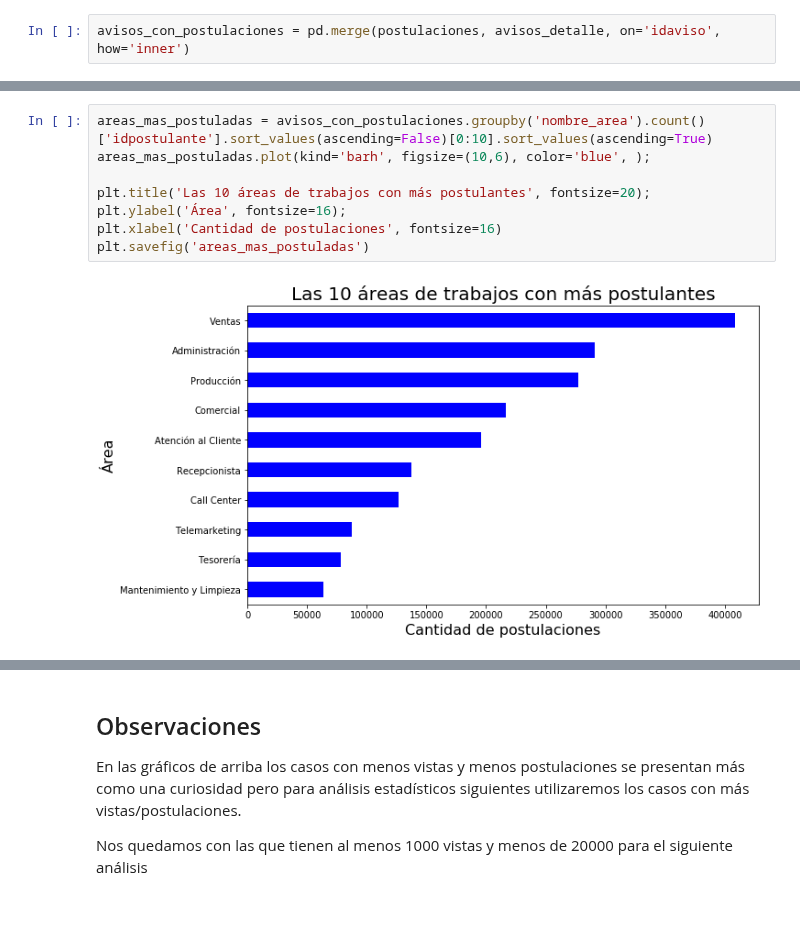
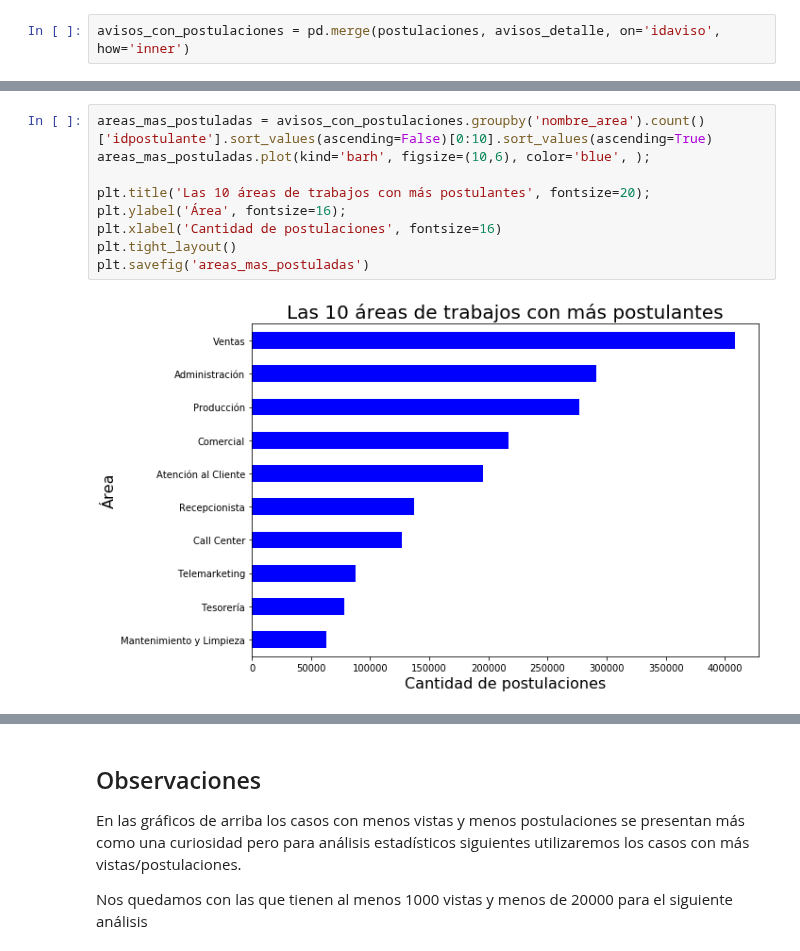
Before and after one commit to felipegonzalez2112/tp-organizacion-datos-2018, a Jupyter notebook: Exploracion 1.ipynb, the cells around one changed output, grey strips where cells are left out. Drawn from its saved outputs; the diff is of its cells as text; blank space fills up the shorter version.

```diff
--- a/Exploracion 1.ipynb
+++ b/Exploracion 1.ipynb
@@ -530,13 +532,14 @@ avisos_con_postulaciones.head(2)
 # %%
 areas_mas_postuladas = avisos_con_postulaciones.groupby('nombre_area').count()['idpostulante'].sort_values(ascending=False)[0:10].sort_values(ascending=True)
 areas_mas_postuladas.plot(kind='barh', figsize=(10,6), color='blue', );
 
 plt.title('Las 10 áreas de trabajos con más postulantes', fontsize=20);
 plt.ylabel('Área', fontsize=16);
 plt.xlabel('Cantidad de postulaciones', fontsize=16)
+plt.tight_layout()
 plt.savefig('areas_mas_postuladas')
 # %% [output]
-[figure, old version]
+[figure, new version]
 # %%
 areas_menos_postuladas = avisos_con_postulaciones.groupby('nombre_area').count()['idpostulante'].sort_values(ascending=True)[0:10].sort_values(ascending=False)
 areas_menos_postuladas.plot(kind='barh', figsize=(10,6), color='blue', );
```
Also changed, not shown: parts of 4 cells of this notebook.
